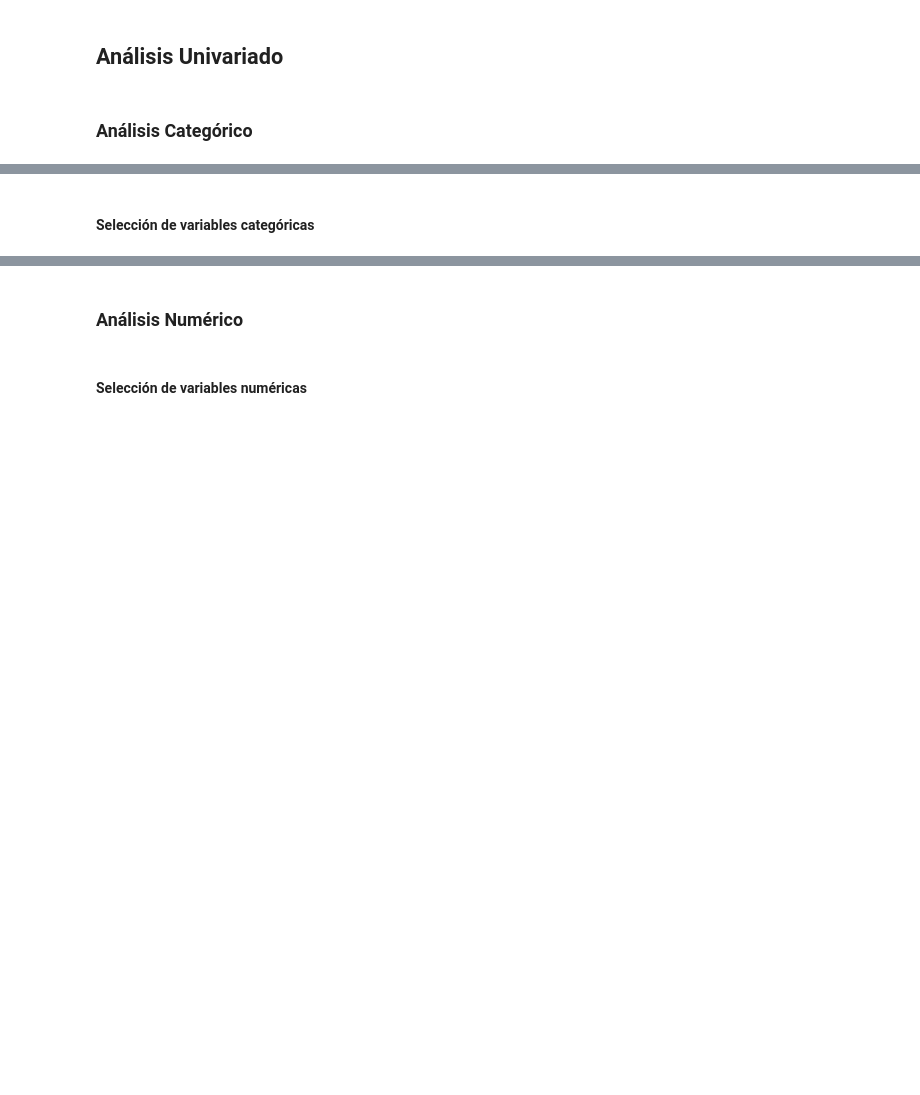
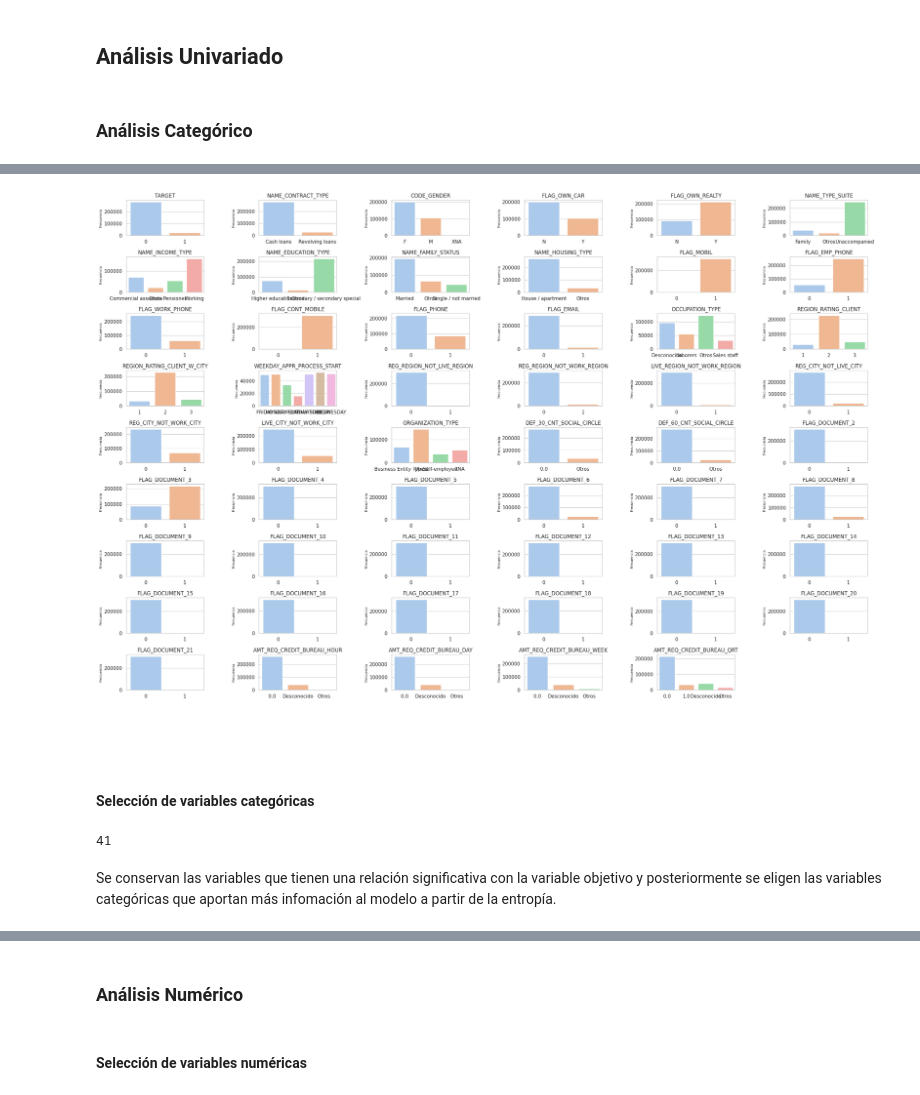
Before and after one commit to lissebas/machine-learning2, a Jupyter notebook: final.ipynb, the cells around one changed output, grey strips where cells are left out. Drawn from its saved outputs; the diff is of its cells as text; code cells hidden in the pictures; blank space fills up the shorter version.

```diff
--- a/final.ipynb
+++ b/final.ipynb
@@ -25,0 +173,12 @@ data.head(4)
+# %%
+# Se le agrega la categoria desconocido
+for columna in columnas_categoricas:
+    # Se añade 'Desconocido' a las categorías si no está presente
+    data[columna] = data[columna].astype('category')
+    if 'Desconocido' not in data[columna].cat.categories:
+    # Si no está, agregar 'Desconocido'
+        data[columna] = data[columna].cat.add_categories('Desconocido')
+
+    # Se rellena los valores nulos con 'Desconocido'
+    data[columna] = data[columna].fillna('Desconocido')
+data[columnas_categoricas] = data[columnas_categoricas].fillna('Desconocido')
@@ -26,2 +239,42 @@ data.head(4)
+# %%
+# Se eliminan las categorias de Desconocidos en donde no tiene valores
+data[columnas_categoricas] = data[columnas_categoricas].apply(lambda x: x.astype('category'))
+for columna in columnas_categoricas:
+    # Se verificar si la categoría 'Desconocido' está presente y si tiene valores
+    if 'Desconocido' in data[columna].cat.categories and data[columna].value_counts().get('Desconocido', 0) == 0:
+        # Se elimina la categoría 'Desconocido' si no tiene valores
+        data[columna] = data[columna].cat.remove_categories('Desconocido')
+# %%
+# Estilo general
+sns.set_theme(style="whitegrid")
+
+# Configuración de la figura y subgráficos
+n_filas = 10
+n_columnas = 6
+fig, axes = plt.subplots(n_filas, n_columnas, figsize=(25, 18))
+axes = axes.flatten()
+
+for i, columna in enumerate(columnas_categoricas):
+    if i < len(axes):
+        sns.countplot(
+            data=data,
+            x=columna,
+            ax=axes[i],
+            palette="pastel"
+        )
+        axes[i].set_title(columna)
+        axes[i].set_xlabel("")
+        axes[i].set_ylabel("Frecuencia", fontsize=8)
+    else:
+        axes[i].axis('off')
+
+# Desactivar gráficos vacíos
+for j in range(len(columnas_categoricas), len(axes)):
+    axes[j].axis('off')
+
+plt.tight_layout()
+plt.show()
+# %% [output]
+[figure, added]
 # %% [markdown]
 #### Selección de variables categóricas
@@ -27,0 +298,7 @@ data.head(4)
+# %%
+# Se disminuye la cantidad de variables categóricas candidatas
+len(relacion_sig)
+# %% [output]
+41
+# %% [markdown]
+Se conservan las variables que tienen una relación significativa con la variable objetivo y posteriormente se eligen las variables categóricas que aportan más infomación al modelo a partir de la entropía.
```
Also changed, not shown: parts of 24 cells of this notebook, 1 other file.
